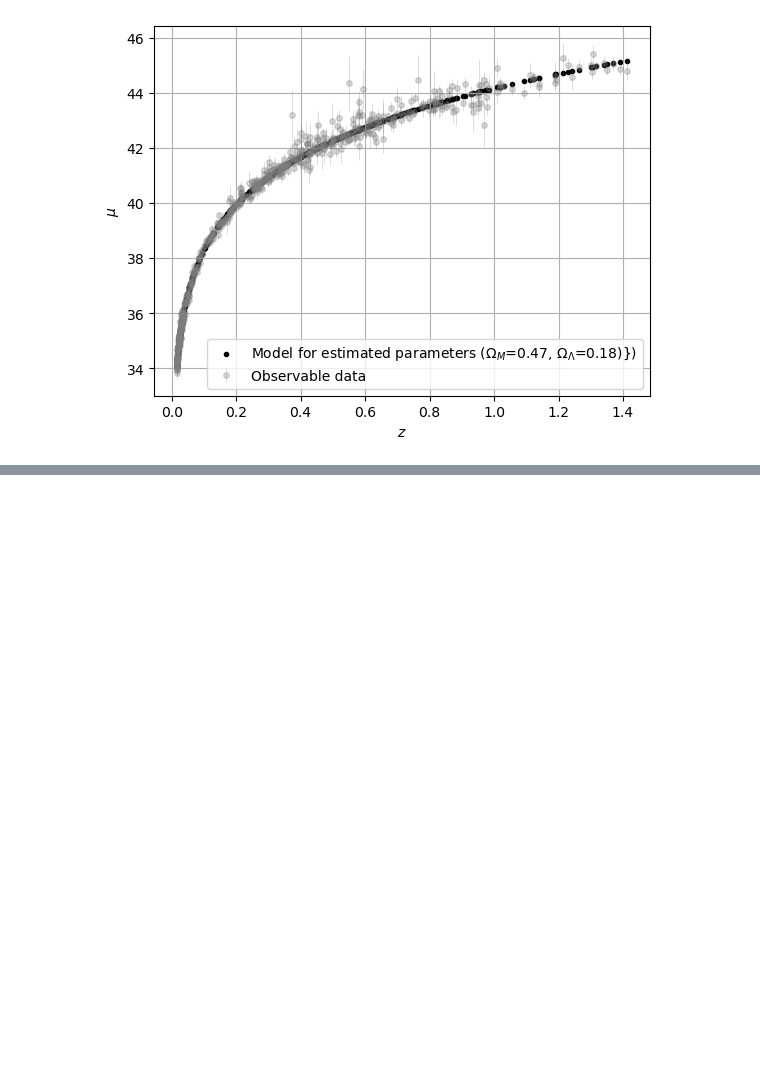
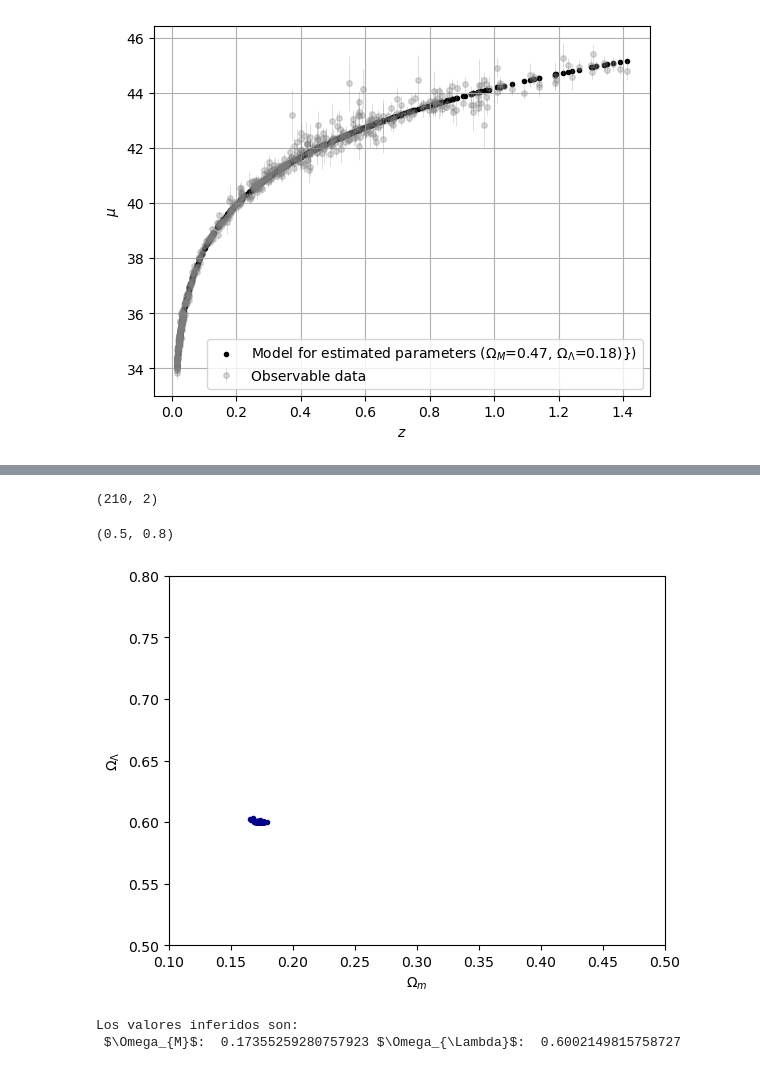
Before and after one commit to BlackPuma075/Cosmo_class_2024, a Jupyter notebook: MCMC.ipynb, the cells around one changed output, grey strips where cells are left out. Drawn from its saved outputs; the diff is of its cells as text; code cells hidden in the pictures; blank space fills up the shorter version.

```diff
--- a/MCMC.ipynb
+++ b/MCMC.ipynb
@@ -201,6 +201,12 @@ def model(params, z):
         d_l[i] =(I[i]/(1/(1+z[i])))
     mu_model = 5*np.log10(d_l)+25
     return mu_model
+# %%
+def Prior(theta): #Función para el prior plano
+    if (theta[0]<=prior[1] and theta[0]>=prior[0]) and (theta[1]<=prior[3] and theta[1]>=prior[2]):
+        return 0
+    else:
+        return -np.infty
 # %%
 def Likelihood(x,y, error, theta): #Función para calcular el logLikelihood el cual asumimos gaussiano
     L = 0
@@ -215,7 +221,7 @@ def sampler(theta_i, x, y,error,n): #Algoritmo de MCMC que recibe como variables
     cadena = np.array(theta_i)
 
     for i in tqdm(range(n)):
-        theta_trial = [np.random.normal(theta_i[0],.05),np.random.normal(theta_i[1],.05)]
+        theta_trial = [np.random.normal(theta_i[0],.01),np.random.normal(theta_i[1],.01)]
         log_P_i = Likelihood(x,y,error,theta_i)+Prior(theta_i)
         log_P_trial =  Likelihood(x,y,error,theta_trial) + Prior(theta_trial)
 
@@ -296,3 +302,10 @@ plt.grid()
 plt.savefig('PP_comparisson')
 # %% [output]
 [figure]
+# %%
+theta_i = [0.3, 0.7] #[omega_m, omega_lambda]
+prior = [0.1,0.5,0.6,0.8]
+c = 300000
+H_0 = 70
+# %%
+chain_QSO_v2 = sampler(theta_i, z, mu, mu_err,100000)
@@ -298,0 +321,15 @@ plt.savefig('PP_comparisson')
+# %%
+chain_QSO_v2.shape
+# %% [output]
+(210, 2)
+# %%
+plt.scatter(chain_QSO_v2[20:,0:1],chain_QSO_v2[20:,1:2], marker = '.', color = 'darkblue')
+plt.xlabel('$\Omega_m$')
+plt.ylabel('$\Omega_\Lambda$')
+#plt.grid()
+#plt.savefig('PEPE_final')
+plt.xlim(0.1,0.5)
+plt.ylim(0.5,0.8)
+# %% [output]
+(0.5, 0.8)
+[figure, added]
@@ -298,0 +338,7 @@ plt.savefig('PP_comparisson')
+# %%
+#imprimo el valor medio de ambos parámetros para graficar el modelo:
+
+print('Los valores inferidos son:\n', '$\Omega_{M}$: ', np.mean(chain_QSO_v2[20:,0:1]), '$\Omega_{\Lambda}$: ', np.mean(chain_QSO_v2[20:,1:]))
+# %% [output]
+Los valores inferidos son:
+ $\Omega_{M}$:  0.17355259280757923 $\Omega_{\Lambda}$:  0.6002149815758727
```
Also changed, not shown: parts of 3 cells of this notebook.
